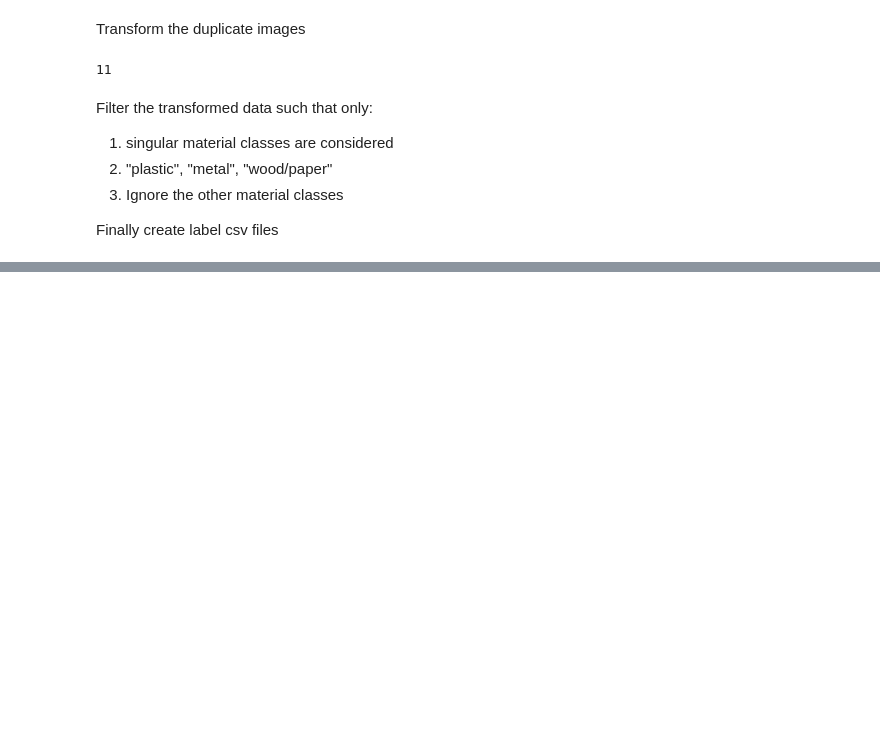
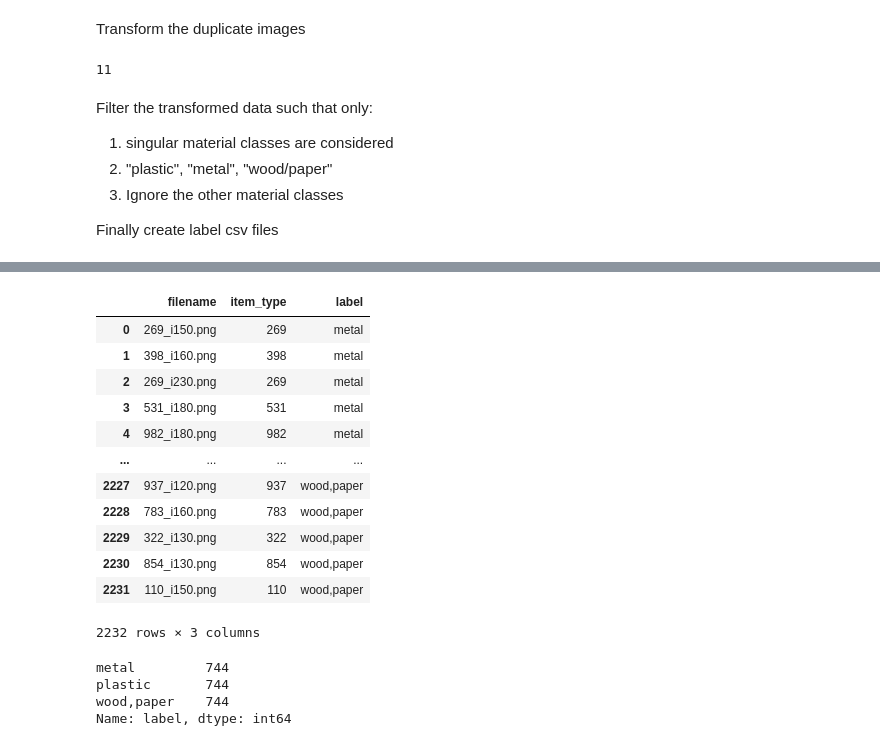
Before and after one commit to FYYHU/AI_V2, a Jupyter notebook: Filter.ipynb, the cells around one changed output, grey strips where cells are left out. Drawn from its saved outputs; the diff is of its cells as text; code cells hidden in the pictures; blank space fills up the shorter version.

```diff
--- a/Filter.ipynb
+++ b/Filter.ipynb
@@ -122,0 +158,25 @@ pd_label.to_csv('labels.csv', index=False)
+# %%
+#downsample the data
+pd_label_downsampled = pd_label.groupby('label').apply(lambda x: x.sample(min_freq)).reset_index(drop=True)
+pd_label_downsampled
+# %% [output]
+|  | filename | item_type | label |
+| 0 | 269_i150.png | 269 | metal |
+| 1 | 398_i160.png | 398 | metal |
+| 2 | 269_i230.png | 269 | metal |
+| 3 | 531_i180.png | 531 | metal |
+| 4 | 982_i180.png | 982 | metal |
+| ... | ... | ... | ... |
+| 2227 | 937_i120.png | 937 | wood,paper |
+| 2228 | 783_i160.png | 783 | wood,paper |
+| 2229 | 322_i130.png | 322 | wood,paper |
+| 2230 | 854_i130.png | 854 | wood,paper |
+| 2231 | 110_i150.png | 110 | wood,paper |
+2232 rows × 3 columns
+# %%
+pd_label_downsampled['label'].value_counts()
+# %% [output]
+metal         744
+plastic       744
+wood,paper    744
+Name: label, dtype: int64
```
Also changed, not shown: parts of 9 cells of this notebook, 3 other files.
